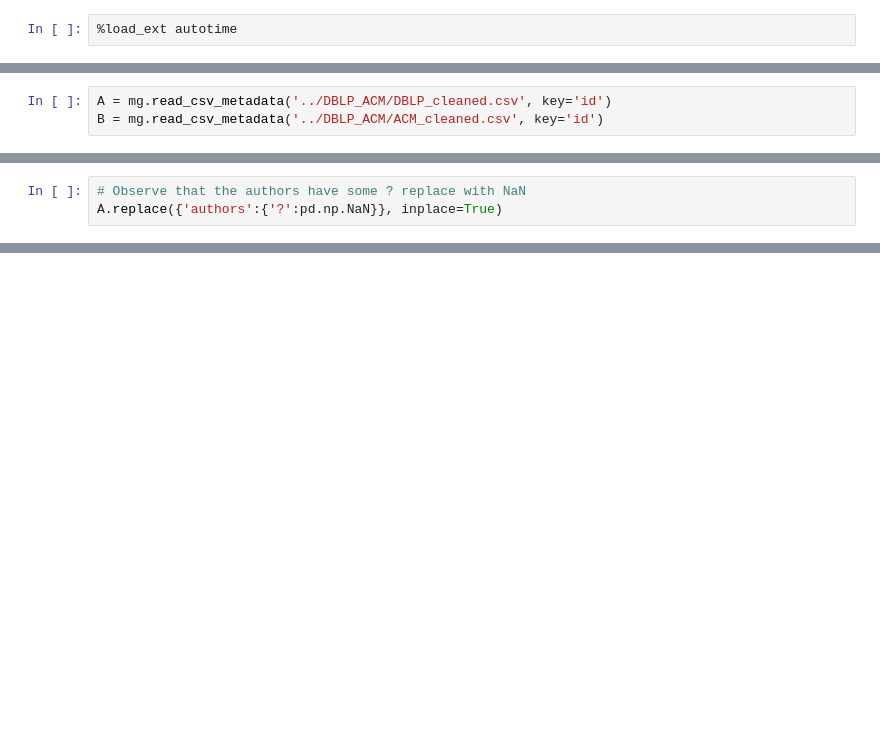
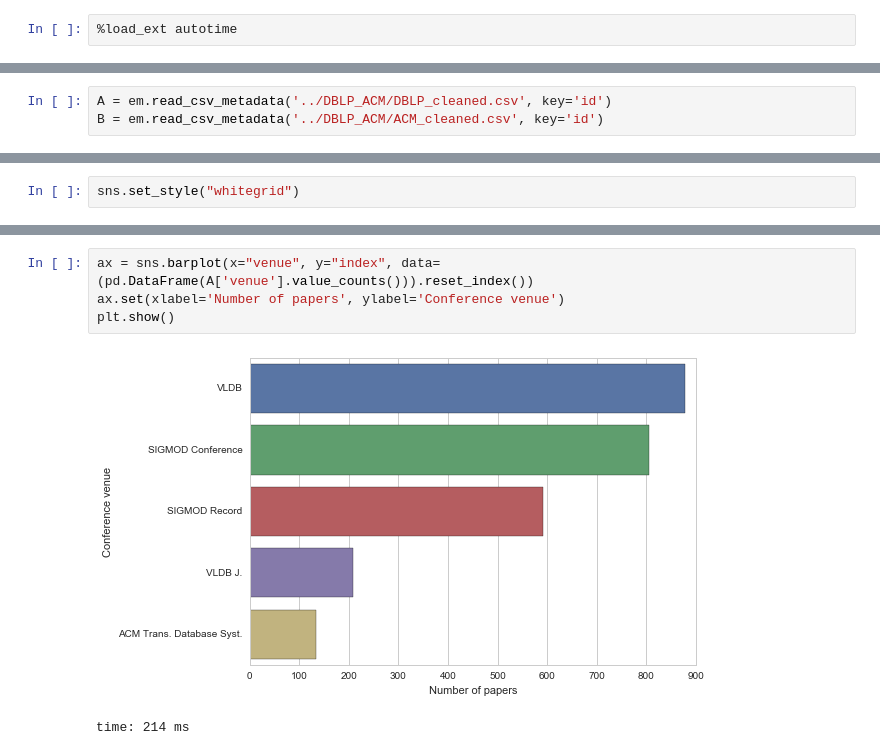
Before and after one commit to anhaidgroup/py_entitymatching, a Jupyter notebook: notebooks/how-to-guides/Demo/explore_tables.ipynb, the cells around one changed output, grey strips where cells are left out. Cells and saved outputs as stored; diff of their text form; blank space fills up the shorter version.

```diff
--- a/notebooks/how-to-guides/Demo/explore_tables.ipynb
+++ b/notebooks/how-to-guides/Demo/explore_tables.ipynb
@@ -20,4 +25,4 @@ time: 1.26 ms
 # %%
-A = mg.read_csv_metadata('../DBLP_ACM/DBLP_cleaned.csv', key='id')
-B = mg.read_csv_metadata('../DBLP_ACM/ACM_cleaned.csv', key='id')
+A = em.read_csv_metadata('../DBLP_ACM/DBLP_cleaned.csv', key='id')
+B = em.read_csv_metadata('../DBLP_ACM/ACM_cleaned.csv', key='id')
 # %% [output]
@@ -73,3 +29,0 @@ time: 21.4 ms
-# %%
-# Observe that the authors have some ? replace with NaN
-A.replace({'authors':{'?':pd.np.NaN}}, inplace=True)
@@ -96,0 +30,2 @@ time: 3.41 ms
+# %%
+sns.set_style("whitegrid")
@@ -96,0 +70,7 @@ time: 3.41 ms
+# %%
+ax = sns.barplot(x="venue", y="index", data=(pd.DataFrame(A['venue'].value_counts())).reset_index())
+ax.set(xlabel='Number of papers', ylabel='Conference venue')
+plt.show()
+# %% [output]
+[figure, added]
+time: 214 ms
```
Also changed, not shown: parts of 27 cells of this notebook, 1 other file.
